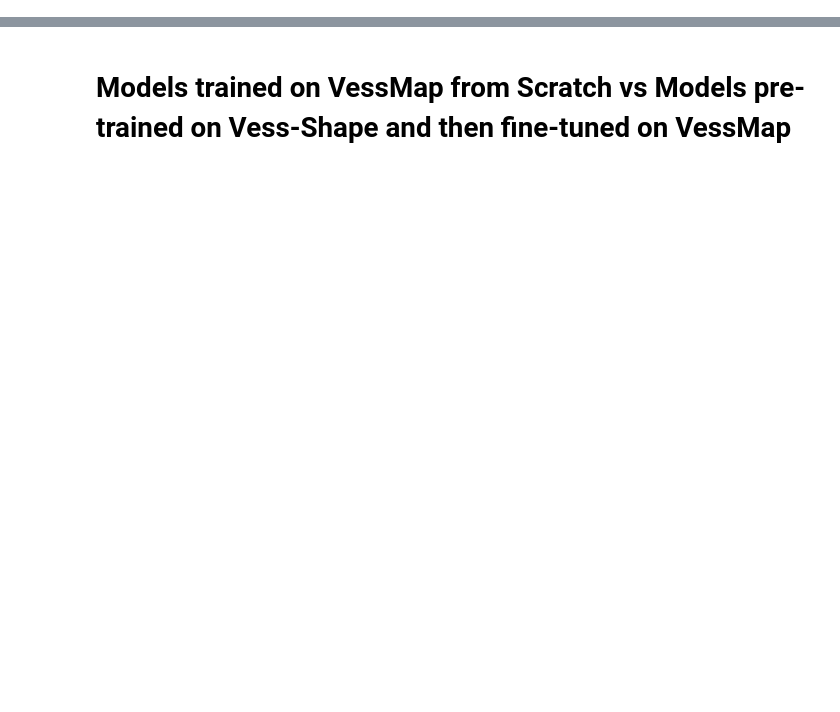
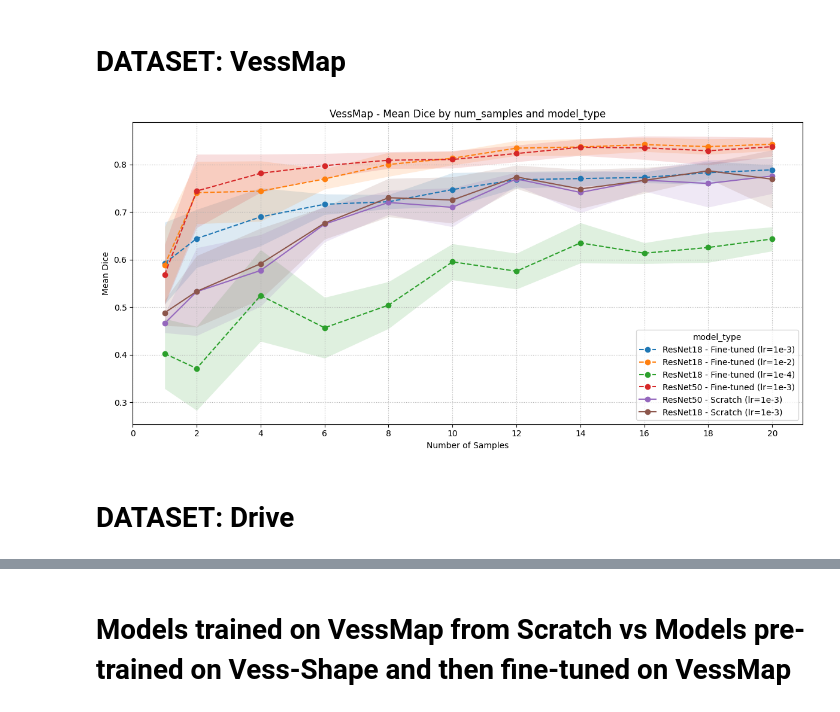
Before and after one commit to galvaowesley/vess-shape-experiments, a Jupyter notebook: 04_evaluation/models_evalation.ipynb, the cells around one changed output, grey strips where cells are left out. Cells and saved outputs as stored; diff of their text form; code cells hidden in the pictures; blank space fills up the shorter version.

Commit message:
feat: model evaluation

```diff
--- a/04_evaluation/models_evalation.ipynb
+++ b/04_evaluation/models_evalation.ipynb
@@ -8,0 +13,46 @@ from utils import get_experiments_raw_stats, get_experiments_grouped_stats, plot
+# %% [markdown]
+# DATASET: VessMap
+# %%
+vessmap_rnet18_ft_lr_1e2_path = '/media/wesleygalvao/1_TB_LINUX/models_results/03_finetuned/multi_finetune_on_vessmap_resnet18_A_lr_e-2'
+vessmap_rnet18_ft_lr_1e3_path = '/media/wesleygalvao/1_TB_LINUX/models_results/03_finetuned/multi_finetune_on_vessmap_resnet18_A_lr_e-3'
+vessmap_rnet18_ft_lr_1e4_path = '/media/wesleygalvao/1_TB_LINUX/models_results/03_finetuned/multi_finetune_on_vessmap_resnet18_A_lr_e-4'
+vessmap_rnet50_ft_lr_1e3_path = '/media/wesleygalvao/1_TB_LINUX/models_results/03_finetuned/multi_finetune_on_vessmap_resnet50_A_lr_e-3'
+vessmap_rnet50_scratch_path = '/media/wesleygalvao/1_TB_LINUX/models_results/02_trained_from_scratch/multi_train_scratch_on_vessmap_resnet50'
+vessmap_rnet18_scratch_path = '/media/wesleygalvao/1_TB_LINUX/models_results/02_trained_from_scratch/multi_train_scratch_on_vessmap_resnet18'
+
+vessmap_rnet18_ft_lr_1e2 = pd.read_csv(os.path.join(vessmap_rnet18_ft_lr_1e2_path, 'inference_metrics_mean.csv'))
+vessmap_rnet18_ft_lr_1e3 = pd.read_csv(os.path.join(vessmap_rnet18_ft_lr_1e3_path, 'inference_metrics_mean.csv'))
+vessmap_rnet18_ft_lr_1e4 = pd.read_csv(os.path.join(vessmap_rnet18_ft_lr_1e4_path, 'inference_metrics_mean.csv'))
+vessmap_rnet50_ft_lr_1e3 = pd.read_csv(os.path.join(vessmap_rnet50_ft_lr_1e3_path, 'inference_metrics_mean.csv'))
+
+vessmap_rnet50_scratch = pd.read_csv(os.path.join(vessmap_rnet50_scratch_path, 'inference_metrics_mean.csv'))
+vessmap_rnet18_scratch = pd.read_csv(os.path.join(vessmap_rnet18_scratch_path, 'inference_metrics_mean.csv'))
+
+
+vessmap_rnet50_ft_lr_1e3['model_type'] = 'ResNet50 - Fine-tuned (lr=1e-3)'
+vessmap_rnet18_ft_lr_1e2['model_type'] = 'ResNet18 - Fine-tuned (lr=1e-2)'
+vessmap_rnet18_ft_lr_1e3['model_type'] = 'ResNet18 - Fine-tuned (lr=1e-3)'
+vessmap_rnet18_ft_lr_1e4['model_type'] = 'ResNet18 - Fine-tuned (lr=1e-4)'
+vessmap_rnet50_scratch['model_type'] = 'ResNet50 - Scratch (lr=1e-3)'
+vessmap_rnet18_scratch['model_type'] = 'ResNet18 - Scratch (lr=1e-3)'
+
+all_results_vessmap = pd.concat([
+    vessmap_rnet18_ft_lr_1e3,
+    vessmap_rnet18_ft_lr_1e2,
+    vessmap_rnet18_ft_lr_1e4,
+    vessmap_rnet50_ft_lr_1e3,
+    vessmap_rnet50_scratch,
+    vessmap_rnet18_scratch
+])
+# %%
+custom_styles = {
+    'ResNet50 - Fine-tuned (lr=1e-3)': '--',
+    'ResNet18 - Fine-tuned (lr=1e-3)': '--',
+    'ResNet18 - Fine-tuned (lr=1e-2)': '--',
+    'ResNet18 - Fine-tuned (lr=1e-4)': '--',
+    'ResNet50 - Scratch': '-',
+    'ResNet18 - Scratch': '-'
+}
+plot_mean_dice_score(all_results_vessmap, dataset_name='VessMap', hue='model_type', x_data='num_samples', y_data='Dice', line_styles=custom_styles)
+# %% [output]
+[figure, added]
@@ -8,0 +61,2 @@ from utils import get_experiments_raw_stats, get_experiments_grouped_stats, plot
+# %% [markdown]
+# DATASET: Drive
```
Also changed, not shown: parts of 6 cells of this notebook, 2 other files.
